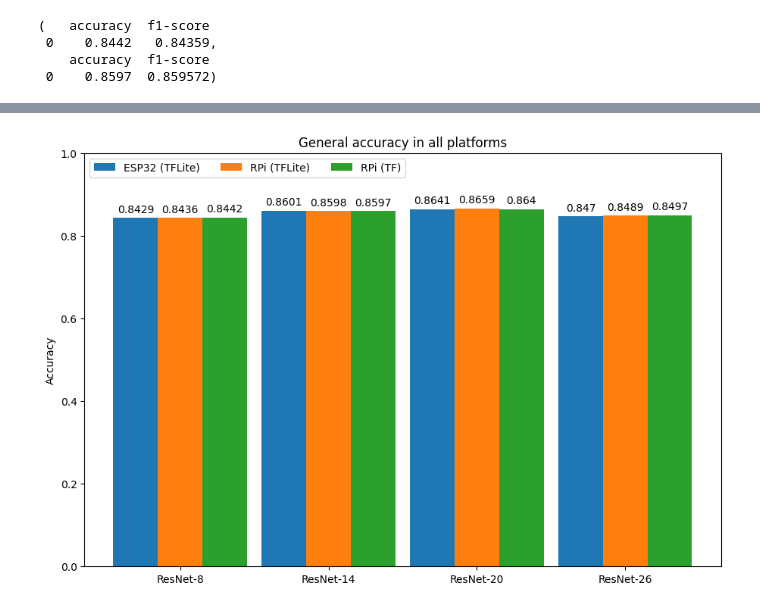
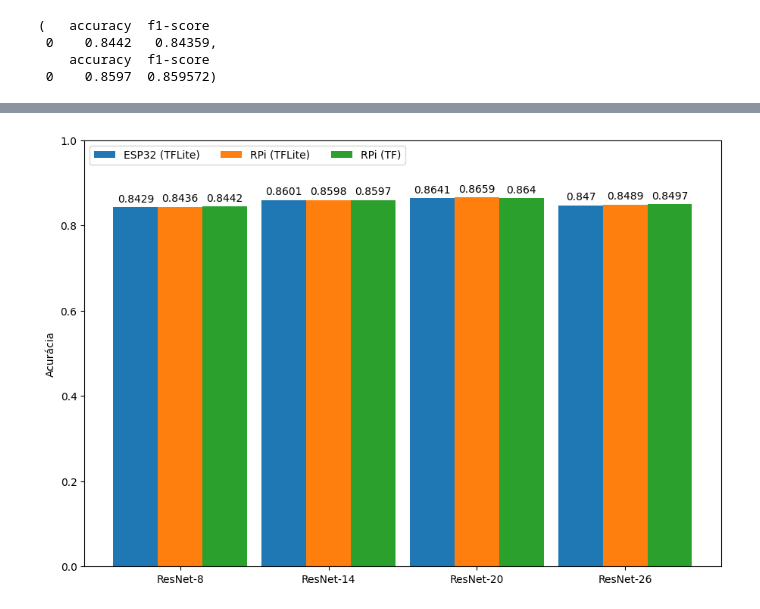
Before and after one commit to allan-cedric/tcc-resnet-cifar10, a Jupyter notebook: gen_accuracy_graphics.ipynb, the cells around one changed output, grey strips where cells are left out. Saved outputs shown, nothing was run; the diff lists cells and outputs as text; code cells hidden in the pictures.

```diff
--- a/gen_accuracy_graphics.ipynb
+++ b/gen_accuracy_graphics.ipynb
@@ -115,30 +115,30 @@ plt.show()
 # %%
 resnets = ("ResNet-8", "ResNet-14", "ResNet-20", "ResNet-26")
 
 f1score = {}
 f1score['ESP32 (TFLite)'] = [esp32_report_logs[str(n)]["accuracy"].mean() for n in [8, 14, 20, 26]]
 f1score['RPi (TFLite)'] = [rpi_tflite_report_logs[str(n)]["accuracy"].mean() for n in [8, 14, 20, 26]]
 f1score['RPi (TF)'] = [rpi_tf_report_logs[str(n)]["accuracy"].mean() for n in [8, 14, 20, 26]]
 
 x = np.arange(len(resnets))  # the label locations
 width = 0.3  # the width of the bars
 multiplier = 0
 
 fig, ax = plt.subplots(layout='constrained', figsize=(9, 6))
 
 for attribute, measurement in f1score.items():
     offset = width * multiplier
     rects = ax.bar(x + offset, measurement, width, label=attribute)
     ax.bar_label(rects, padding=3)
     multiplier += 1
 
 # Add some text for labels, title and custom x-axis tick labels, etc.
-ax.set_ylabel('Accuracy')
-ax.set_title('General accuracy in all platforms')
+ax.set_ylabel('Acurácia')
+# ax.set_title('Acurácia média em ambas as plataformas')
 ax.set_xticks(x + width, resnets)
 ax.legend(loc='upper left', ncols=3)
 ax.set_ylim(0, 1)
 
 plt.show()
 # %% [output]
-[figure, old version]
+[figure, new version]
```
Also changed, not shown: parts of 1 cell of this notebook, 13 other files.
